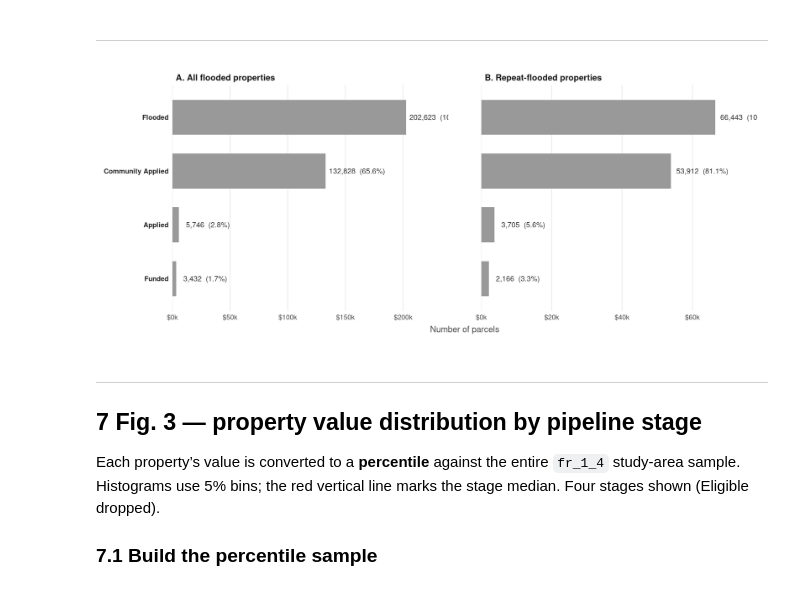
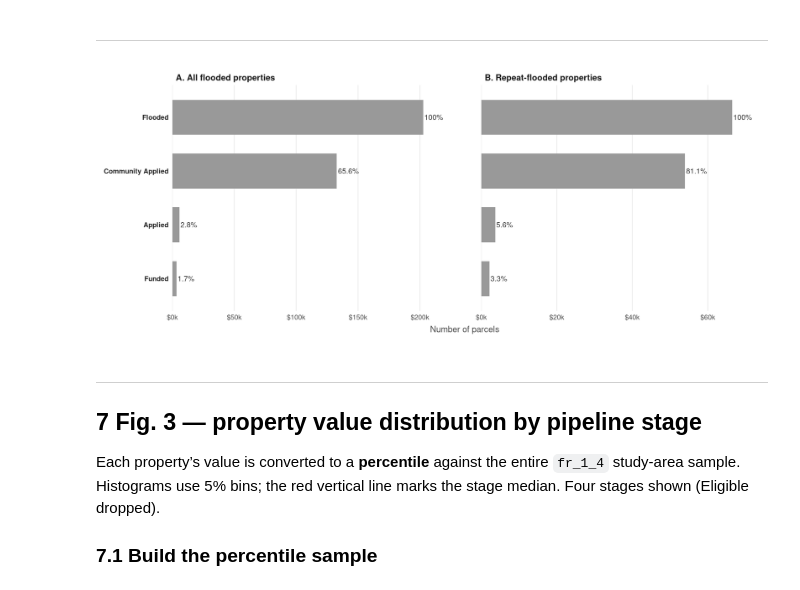
Before and after one commit to russblessing/Obstacles, a Jupyter notebook: notebooks/08_manuscript_figures.embed.ipynb, the cells around one changed output. Saved outputs shown, nothing was run; the diff lists cells and outputs as text; code cells hidden in the pictures.

```diff
--- a/notebooks/08_manuscript_figures.embed.ipynb
+++ b/notebooks/08_manuscript_figures.embed.ipynb
@@ -219,7 +222,7 @@ panel_labels_2 <- c(
 )
 
 fig2_data <- funnel |>
-  filter(stage != "Eligible") |>             # drop Eligible from displayed bars
+  filter(stage != "Eligible") |>
   mutate(
     stage = recode(as.character(stage),
                    "In a community" = "Community Applied"),
@@ -227,45 +230,41 @@ fig2_data <- funnel |>
                                       "Applied", "Funded")),
     panel = factor(recode(group, !!!panel_labels_2),
                    levels = unname(panel_labels_2)),
-    label_text = paste0(
-      format(n, big.mark = ","),
-      "  (", round(pct_of_flood * 100, 1), "%)"
-    )
+    label_text = paste0(round(pct_of_flood * 100, 1), "%")   # ← percentage only
   )
 
 fig2 <- ggplot(fig2_data, aes(x = n, y = stage)) +
   geom_col(fill = "grey60", width = 0.65) +
   geom_text(aes(label = label_text),
             hjust = -0.06, size = 3.3, colour = "grey20") +
   facet_wrap(~ panel, ncol = 2, scales = "free_x") +
   scale_x_continuous(
-    expand = expansion(mult = c(0, 0.18)),
+    expand = expansion(mult = c(0, 0.10)),                    # ← tighter right margin
     labels = scales::label_dollar(scale = 1e-3, suffix = "k")
   ) +
   scale_y_discrete(limits = rev) +
   labs(
-    #title = "Fig. 2  Flooded-to-funded pipeline",
     x = "Number of parcels",
     y = NULL
   ) +
   theme_minimal(base_size = 11) +
   theme(
     axis.text.y        = element_text(face = "bold", colour = "grey15"),
     axis.text.x        = element_text(colour = "grey30"),
     axis.title.x       = element_text(colour = "grey30", margin = margin(t = 6)),
     strip.text         = element_text(face = "bold", hjust = 0,
                                       colour = "grey10", size = 11),
     strip.background   = element_blank(),
     panel.grid.major.y = element_blank(),
     panel.grid.minor   = element_blank(),
     panel.spacing.x    = unit(1.5, "cm"),
     plot.title         = element_text(face = "bold"),
     plot.margin        = margin(10, 14, 10, 10)
   )
 
 fig2
 # %% [output]
-[figure, old version]
+[figure, new version]
 # %%
 dir.create(here::here("figures"), showWarnings = FALSE)
 ggsave(here::here("figures", "fig2.png"),
```
Also changed, not shown: parts of 23 cells of this notebook, 35 other files.
